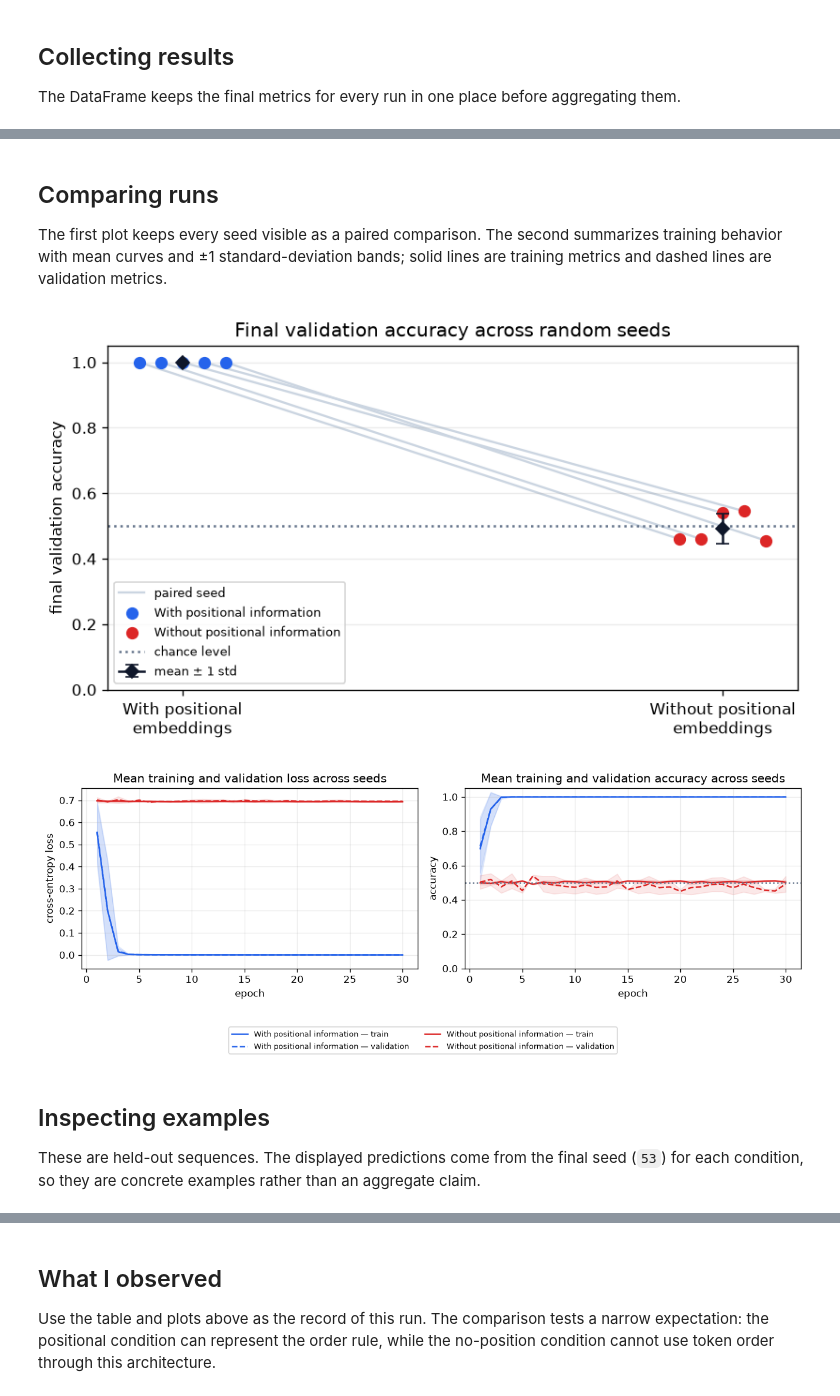
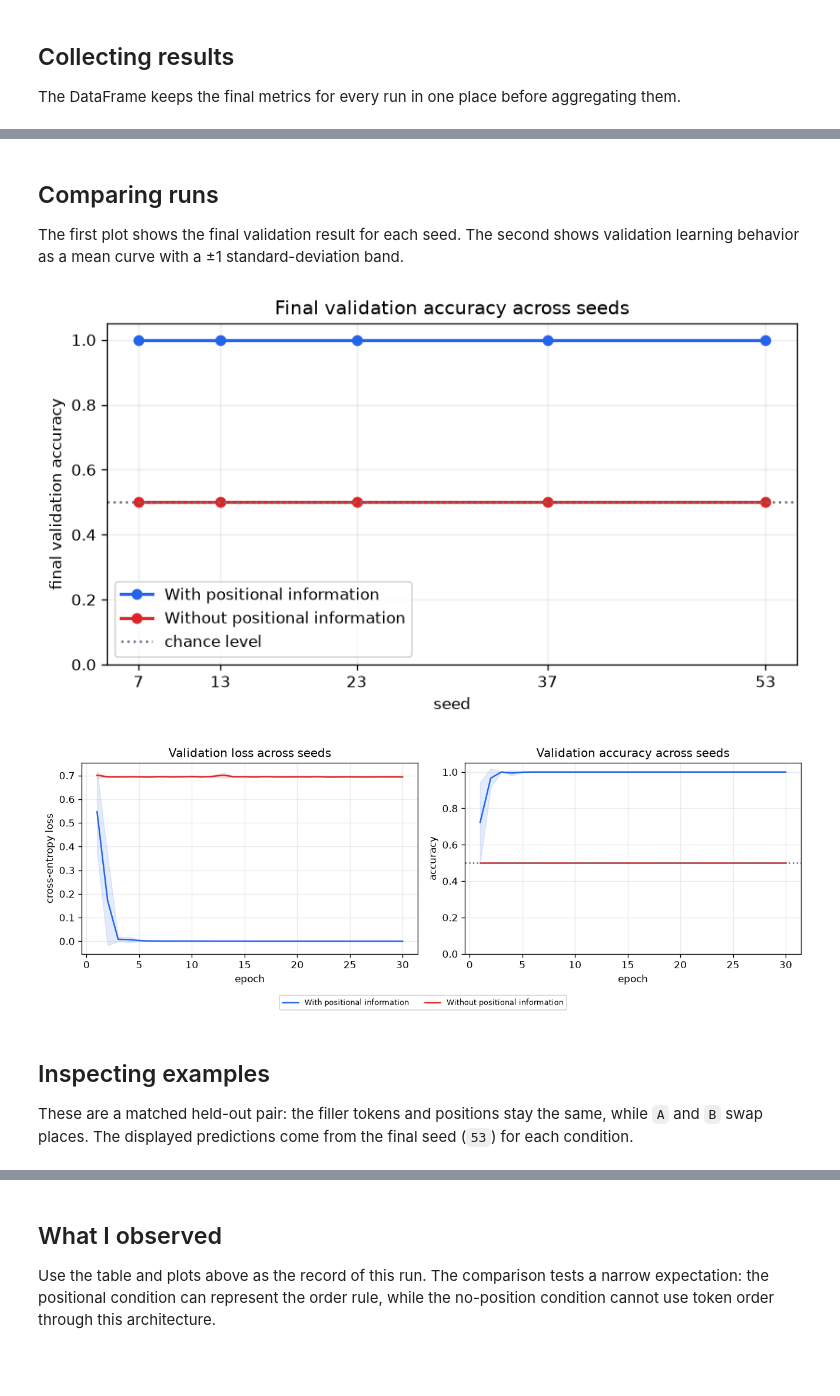
Before and after one commit to SaqlainXoas/ai-research-notes, a Jupyter notebook: experiments/positional-information/positional-information.ipynb, the cells around one changed output, grey strips where cells are left out. Cells and saved outputs as stored; diff of their text form; code cells hidden in the pictures; blank space fills up the shorter version.

Commit message:
Strengthen positional ablation controls

```diff
--- a/experiments/positional-information/positional-information.ipynb
+++ b/experiments/positional-information/positional-information.ipynb
@@ -131,7 +146,6 @@ seeds = [7, 13, 23, 37, 53]
 
 histories = {}
 example_predictions = {}
-example_indices = [0, 1, 2, 3]
 
 def evaluate(model, loader, loss_function):
     model.eval()
@@ -176,7 +190,7 @@ def train_and_evaluate(seed, use_positions):
     condition = 'With positional information' if use_positions else 'Without positional information'
     histories[(seed, condition)] = history
     with torch.no_grad():
-        probabilities = torch.softmax(model(validation_token_ids[example_indices]), dim=1)
+        probabilities = torch.softmax(model(example_pair_token_ids), dim=1)
     example_predictions[condition] = (probabilities.argmax(dim=1), probabilities)
     return {
         'seed': seed,
@@ -238,73 +252,58 @@ summary_df
 # %% [markdown]
 ## Comparing runs
 
-The first plot keeps every seed visible as a paired comparison. The second summarizes training behavior with mean curves and ±1 standard-deviation bands; solid lines are training metrics and dashed lines are validation metrics.
+The first plot shows the final validation result for each seed. The second shows validation learning behavior as a mean curve with a ±1 standard-deviation band.
 # %%
 colors = {'With positional information': '#2563eb', 'Without positional information': '#dc2626'}
-conditions = list(colors)
-seed_offsets = dict(zip(seeds, [-0.08, -0.04, 0.0, 0.04, 0.08]))
 
 fig, ax = plt.subplots(figsize=(7, 4))
-for seed in seeds:
-    paired = results_df[results_df['seed'] == seed].set_index('condition')['validation_accuracy']
-    offset = seed_offsets[seed]
-    ax.plot([offset, 1 + offset], [paired[conditions[0]], paired[conditions[1]]], color='#cbd5e1', linewidth=1.4, zorder=1, label='paired seed' if seed == seeds[0] else None)
-
-for condition_index, condition in enumerate(conditions):
-    group = results_df[results_df['condition'] == condition]
-    x_values = [condition_index + seed_offsets[seed] for seed in group['seed']]
-    ax.scatter(x_values, group['validation_accuracy'], color=colors[condition], s=48, zorder=3, label=condition)
-    mean = group['validation_accuracy'].mean()
-    std = group['validation_accuracy'].std()
-    ax.errorbar(condition_index, mean, yerr=std, color='#0f172a', marker='D', markersize=6, capsize=4, linewidth=1.5, zorder=4, label='mean ± 1 std' if condition_index == 0 else None)
+for condition, group in results_df.groupby('condition', sort=False):
+    ax.plot(group['seed'], group['validation_accuracy'], marker='o', linewidth=2, color=colors[condition], label=condition)
 
 ax.axhline(0.5, color='#64748b', linestyle=':', label='chance level')
-ax.set_xticks([0, 1], ['With positional\nembeddings', 'Without positional\nembeddings'])
+ax.set_xlabel('seed')
+ax.set_xticks(seeds)
 ax.set_ylabel('final validation accuracy')
 ax.set_ylim(0.0, 1.05)
-ax.set_title('Final validation accuracy across random seeds')
-ax.grid(axis='y', alpha=0.25)
-ax.legend(loc='lower left', fontsize=8)
+ax.set_title('Final validation accuracy across seeds')
+ax.grid(alpha=0.25)
+ax.legend(loc='lower left')
 fig.tight_layout()
 fig.savefig(figures_dir / 'validation-accuracy-by-seed.png', bbox_inches='tight')
 plt.show()
 # %% [output]
-[figure, old version]
+[figure, new version]
 # %%
 epochs_axis = range(1, epochs + 1)
 fig, axes = plt.subplots(1, 2, figsize=(11, 3.8))
 
 for condition in colors:
     condition_histories = [histories[(seed, condition)] for seed in seeds]
     for metric, axis, title, ylabel in [
-        ('loss', axes[0], 'Mean training and validation loss across seeds', 'cross-entropy loss'),
-        ('accuracy', axes[1], 'Mean training and validation accuracy across seeds', 'accuracy'),
+        ('loss', axes[0], 'Validation loss across seeds', 'cross-entropy loss'),
+        ('accuracy', axes[1], 'Validation accuracy across seeds', 'accuracy'),
     ]:
-        train_values = torch.tensor([history[f'train_{metric}'] for history in condition_histories])
         validation_values = torch.tensor([history[f'validation_{metric}'] for history in condition_histories])
-        train_mean, train_std = train_values.mean(dim=0), train_values.std(dim=0)
         validation_mean, validation_std = validation_values.mean(dim=0), validation_values.std(dim=0)
-        axis.plot(epochs_axis, train_mean, color=colors[condition], label=f'{condition} — train')
-        axis.fill_between(epochs_axis, train_mean - train_std, train_mean + train_std, color=colors[condition], alpha=0.10)
-        axis.plot(epochs_axis, validation_mean, color=colors[condition], linestyle='--', label=f'{condition} — validation')
-        axis.fill_between(epochs_axis, validation_mean - validation_std, validation_mean + validation_std, color=colors[condition], alpha=0.10)
+        axis.plot(epochs_axis, validation_mean, color=colors[condition], label=condition)
+        axis.fill_between(epochs_axis, validation_mean - validation_std, validation_mean + validation_std, color=colors[condition], alpha=0.12)
         axis.set_title(title)
         axis.set_xlabel('epoch')
         axis.set_ylabel(ylabel)
         axis.grid(alpha=0.25)
 
 axes[1].set_ylim(0.0, 1.05)
 axes[1].axhline(0.5, color='#64748b', linestyle=':')
 handles, labels = axes[1].get_legend_handles_labels()
-fig.legend(handles, labels, loc='lower center', ncol=2, fontsize=8, bbox_to_anchor=(0.5, -0.10))
-fig.tight_layout(rect=(0, 0.08, 1, 1))
+fig.legend(handles, labels, loc='lower center', ncol=2, fontsize=8, bbox_to_anchor=(0.5, -0.03))
+fig.tight_layout(rect=(0, 0.04, 1, 1))
 fig.savefig(figures_dir / 'training-curves.png', bbox_inches='tight')
 plt.show()
 # %% [output]
-[figure, old version]
+[figure, new version]
 # %% [markdown]
 ## Inspecting examples
 
-These are held-out sequences. The displayed predictions come from the final seed (`53`) for each condition, so they are concrete examples rather than an aggregate claim.
+These are a matched held-out pair: the filler tokens and positions stay the same, while `A` and `B` swap places. The displayed predictions come from the final seed (`53`) for each condition.
 # %%
 table_lines = [
```
Also changed, not shown: parts of 8 cells of this notebook, 5 other files.
